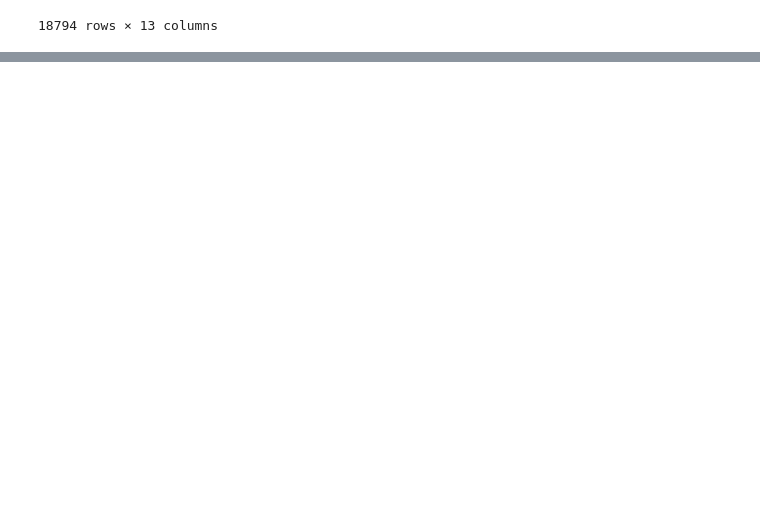
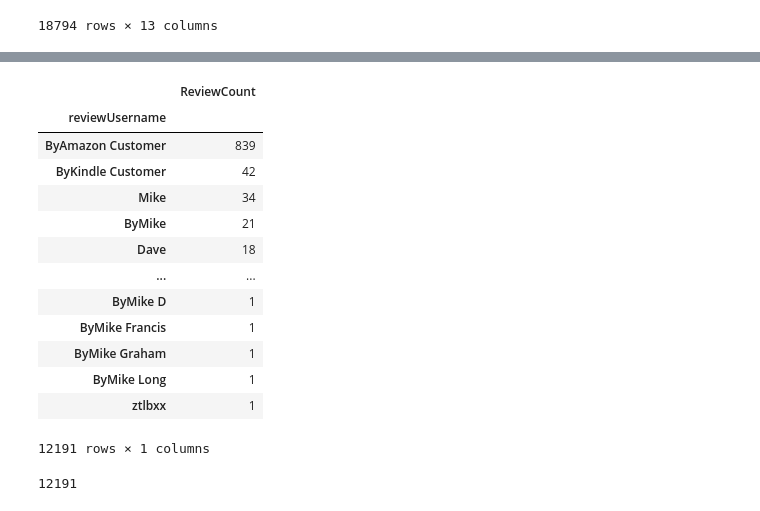
Before and after one commit to MoritzRenkin/tu-bi-DataAnalytics, a Jupyter notebook: lab.ipynb, the cells around one changed output, grey strips where cells are left out. Drawn from its saved outputs; the diff is of its cells as text; code cells hidden in the pictures; blank space fills up the shorter version.

```diff
--- a/lab.ipynb
+++ b/lab.ipynb
@@ -292,0 +296,22 @@ df['reviewRating'].value_counts().sort_index().plot.bar()
+# %%
+review_counts_per_user = df.groupby(["reviewUsername"]).size().sort_values(ascending=False).rename("ReviewCount").to_frame()
+review_counts_per_user
+# %% [output]
+|  | ReviewCount |
+| reviewUsername |  |
+| ByAmazon Customer | 839 |
+| ByKindle Customer | 42 |
+| Mike | 34 |
+| ByMike | 21 |
+| Dave | 18 |
+| ... | ... |
+| ByMike D | 1 |
+| ByMike Francis | 1 |
+| ByMike Graham | 1 |
+| ByMike Long | 1 |
+| ztlbxx | 1 |
+12191 rows × 1 columns
+# %%
+df["reviewUsername"].nunique()
+# %% [output]
+12191
```
Also changed, not shown: parts of 12 cells of this notebook, 1 other file.
